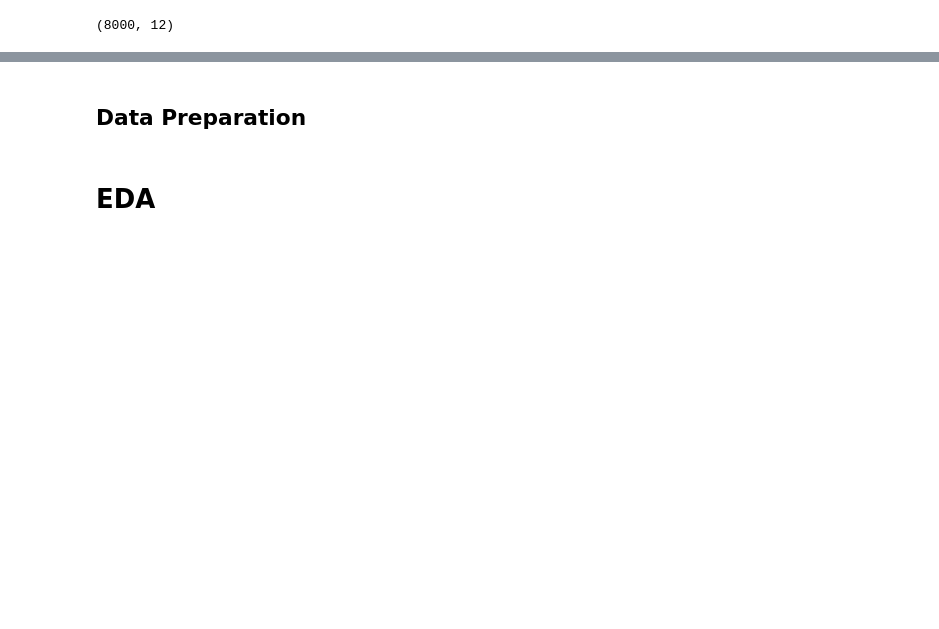
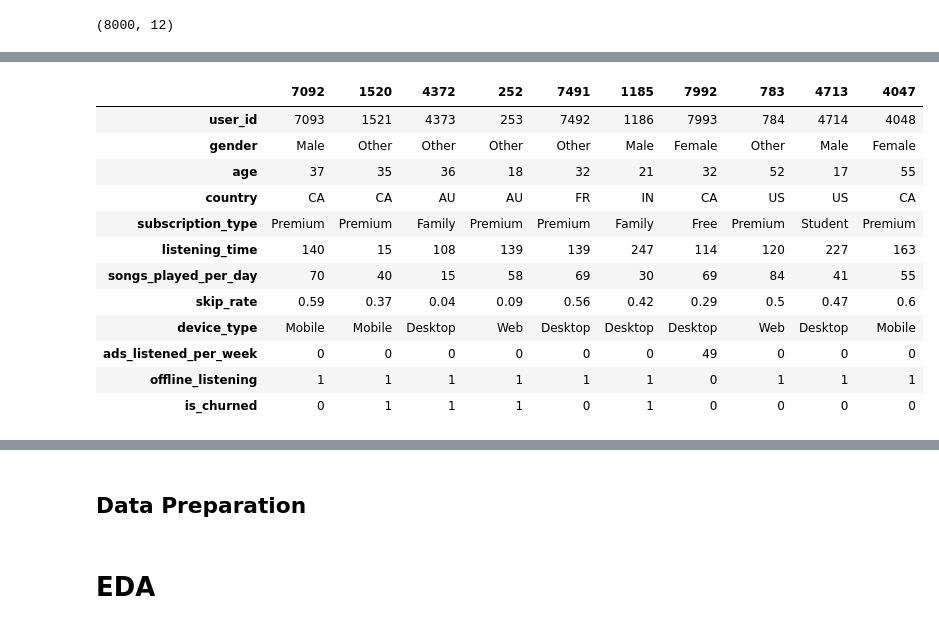
Before and after one commit to xuany823/ADS505_Final_Project, a Jupyter notebook: Spotify_Churn.ipynb, the cells around one changed output, grey strips where cells are left out. Drawn from its saved outputs; the diff is of its cells as text; code cells hidden in the pictures; blank space fills up the shorter version.

```diff
--- a/Spotify_Churn.ipynb
+++ b/Spotify_Churn.ipynb
@@ -90,0 +71,18 @@ df.head()
+# %%
+# More preview of the df
+
+df.sample(10).T
+# %% [output]
+|  | 7092 | 1520 | 4372 | 252 | 7491 | 1185 | 7992 | 783 | 4713 | 4047 |
+| user_id | 7093 | 1521 | 4373 | 253 | 7492 | 1186 | 7993 | 784 | 4714 | 4048 |
+| gender | Male | Other | Other | Other | Other | Male | Female | Other | Male | Female |
+| age | 37 | 35 | 36 | 18 | 32 | 21 | 32 | 52 | 17 | 55 |
+| country | CA | CA | AU | AU | FR | IN | CA | US | US | CA |
+| subscription_type | Premium | Premium | Family | Premium | Premium | Family | Free | Premium | Student | Premium |
+| listening_time | 140 | 15 | 108 | 139 | 139 | 247 | 114 | 120 | 227 | 163 |
+| songs_played_per_day | 70 | 40 | 15 | 58 | 69 | 30 | 69 | 84 | 41 | 55 |
+| skip_rate | 0.59 | 0.37 | 0.04 | 0.09 | 0.56 | 0.42 | 0.29 | 0.5 | 0.47 | 0.6 |
+| device_type | Mobile | Mobile | Desktop | Web | Desktop | Desktop | Desktop | Web | Desktop | Mobile |
+| ads_listened_per_week | 0 | 0 | 0 | 0 | 0 | 0 | 49 | 0 | 0 | 0 |
+| offline_listening | 1 | 1 | 1 | 1 | 1 | 1 | 0 | 1 | 1 | 1 |
+| is_churned | 0 | 1 | 1 | 1 | 0 | 1 | 0 | 0 | 0 | 0 |
```
Also changed, not shown: parts of 10 cells of this notebook.
